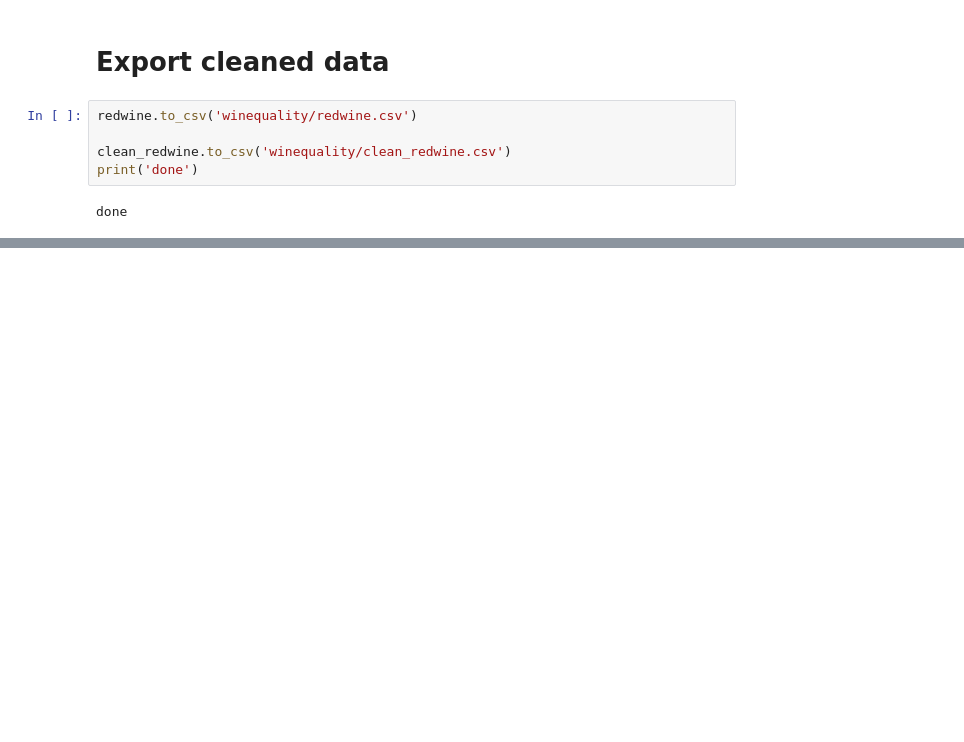
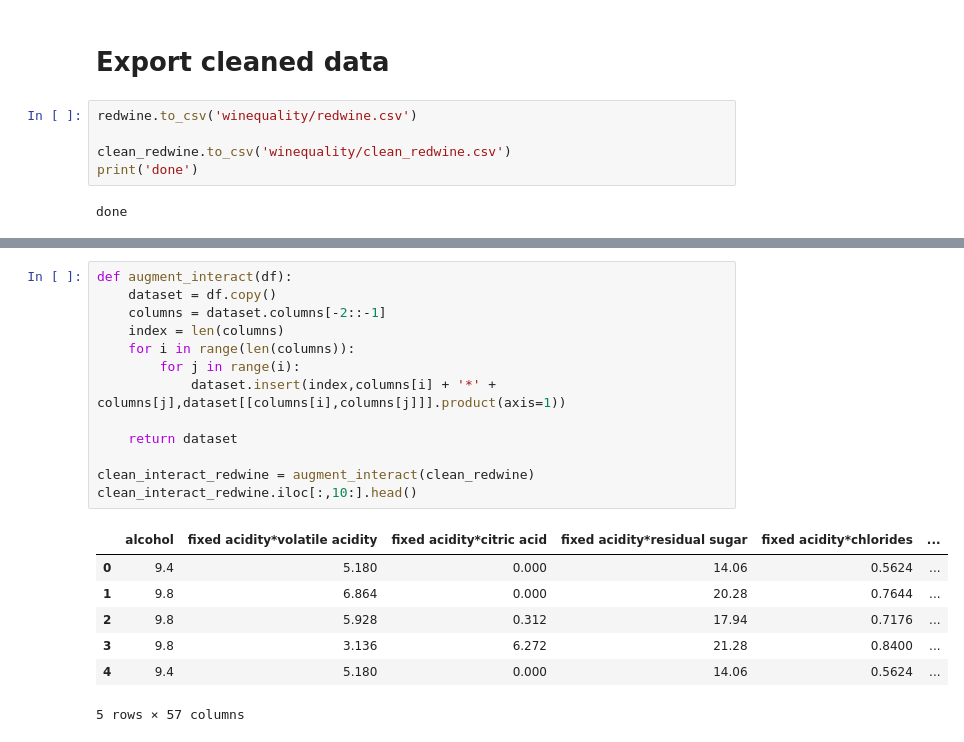
Before and after one commit to SrikanthAmudala/COMP551-MiniProject1, a Jupyter notebook: Task_1_redwine.ipynb, the cells around one changed output, grey strips where cells are left out. Saved outputs shown, nothing was run; the diff lists cells and outputs as text; blank space fills up the shorter version.

```diff
--- a/Task_1_redwine.ipynb
+++ b/Task_1_redwine.ipynb
@@ -190,0 +235,21 @@ done
+# %%
+def augment_interact(df):
+    dataset = df.copy()
+    columns = dataset.columns[-2::-1]
+    index = len(columns)
+    for i in range(len(columns)):
+        for j in range(i):
+            dataset.insert(index,columns[i] + '*' + columns[j],dataset[[columns[i],columns[j]]].product(axis=1))
+
+    return dataset
+
+clean_interact_redwine = augment_interact(clean_redwine)
+clean_interact_redwine.iloc[:,10:].head()
+# %% [output]
+|  | alcohol | fixed acidity*volatile acidity | fixed acidity*citric acid | fixed acidity*residual sugar | fixed acidity*chlorides | ... |
+| 0 | 9.4 | 5.180 | 0.000 | 14.06 | 0.5624 | ... |
+| 1 | 9.8 | 6.864 | 0.000 | 20.28 | 0.7644 | ... |
+| 2 | 9.8 | 5.928 | 0.312 | 17.94 | 0.7176 | ... |
+| 3 | 9.8 | 3.136 | 6.272 | 21.28 | 0.8400 | ... |
+| 4 | 9.4 | 5.180 | 0.000 | 14.06 | 0.5624 | ... |
+5 rows × 57 columns
```
Also changed, not shown: parts of 6 cells of this notebook, 5 other files.
